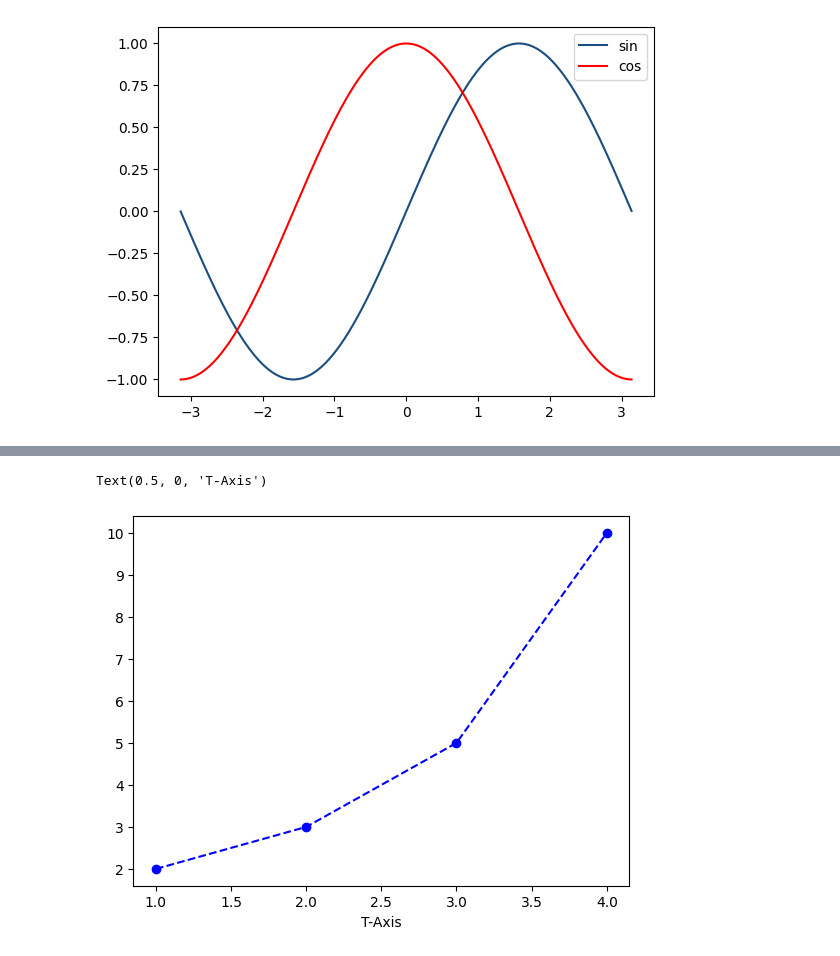
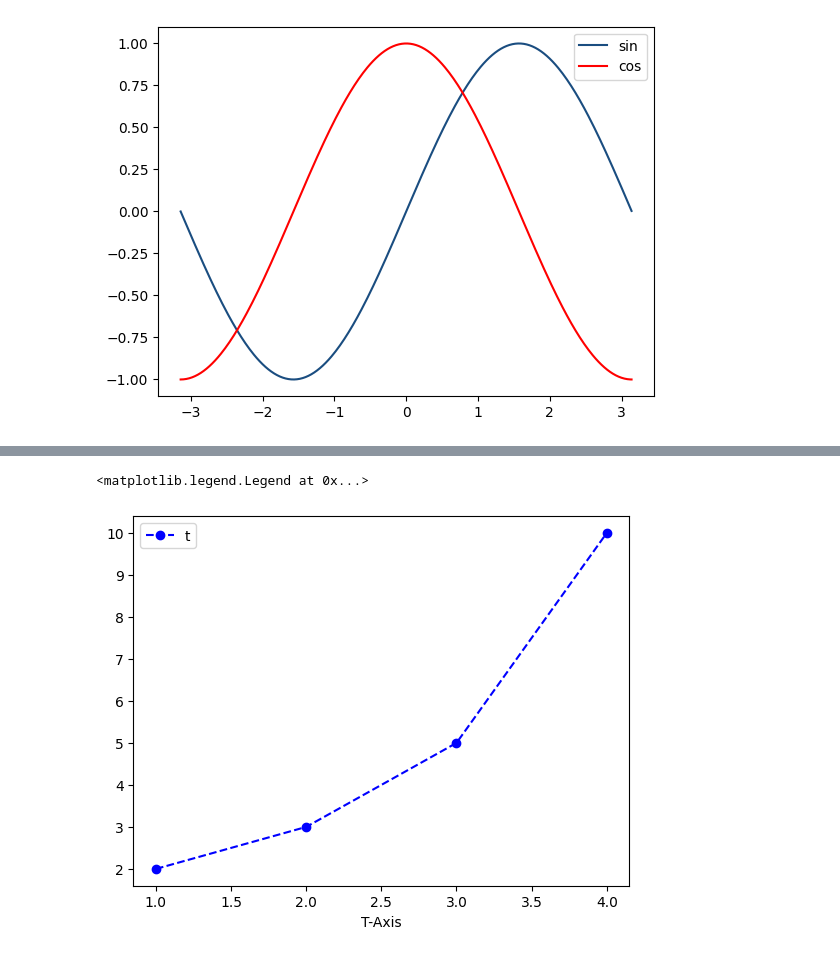
Before and after one commit to kimjeoungeun/my_study, a Jupyter notebook: python_self/matplotlib.ipynb, the cells around one changed output, grey strips where cells are left out. Cells and saved outputs as stored; diff of their text form; code cells hidden in the pictures.

```diff
--- a/python_self/matplotlib.ipynb
+++ b/python_self/matplotlib.ipynb
@@ -60,8 +75,9 @@ plt.legend() # 범례
 # %%
 plt.plot([1,2,3,4],[2,3,5,10], 'bo--', label='t')
 # blue + o 마크 + --- 이것으로 이어주세요
 plt.xlabel('T-Axis')
 # x라벨 이름
+plt.legend()
 # %% [output]
-Text(0.5, 0, 'T-Axis')
+<matplotlib.legend.Legend at 0x...>
-[figure, old version]
+[figure, new version]
```
Also changed, not shown: parts of 23 cells of this notebook.
